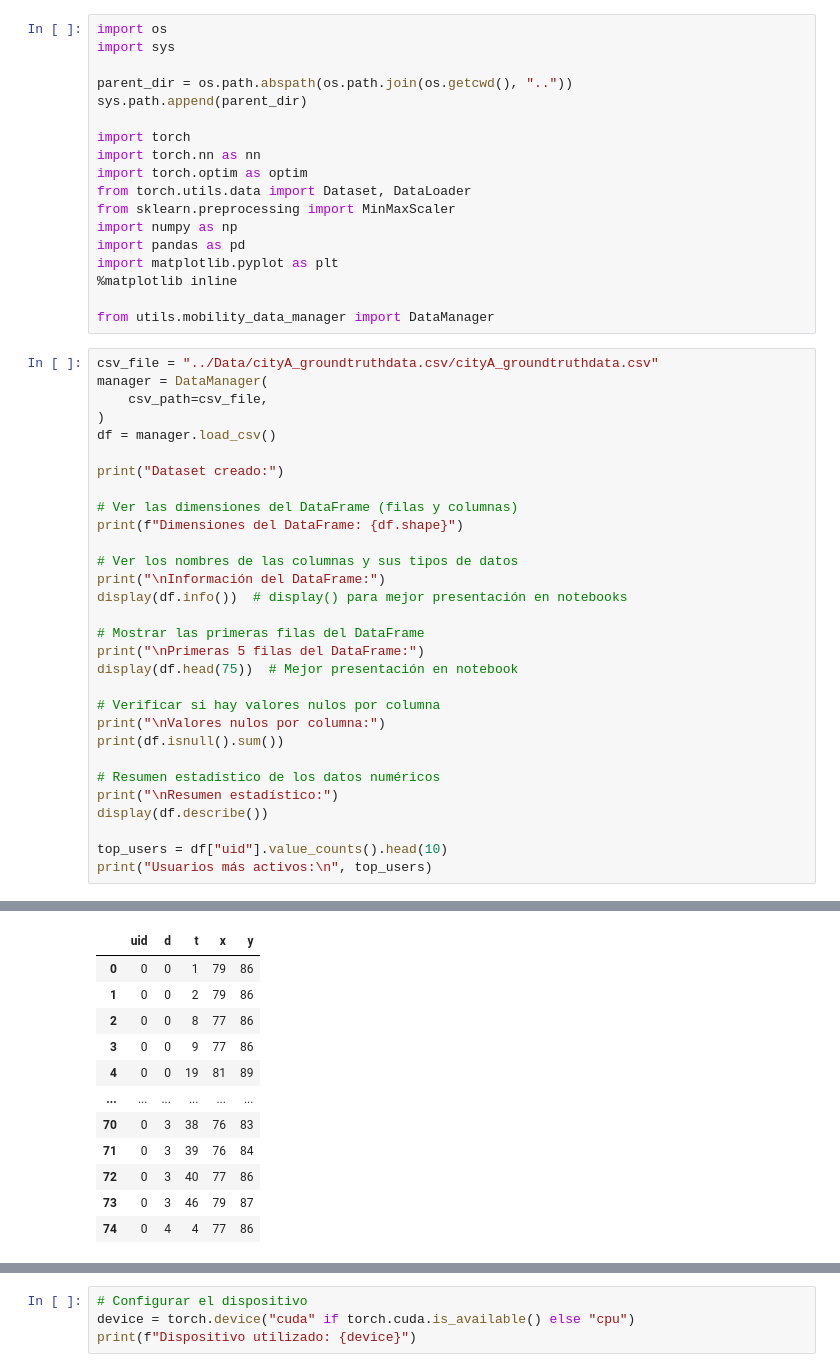
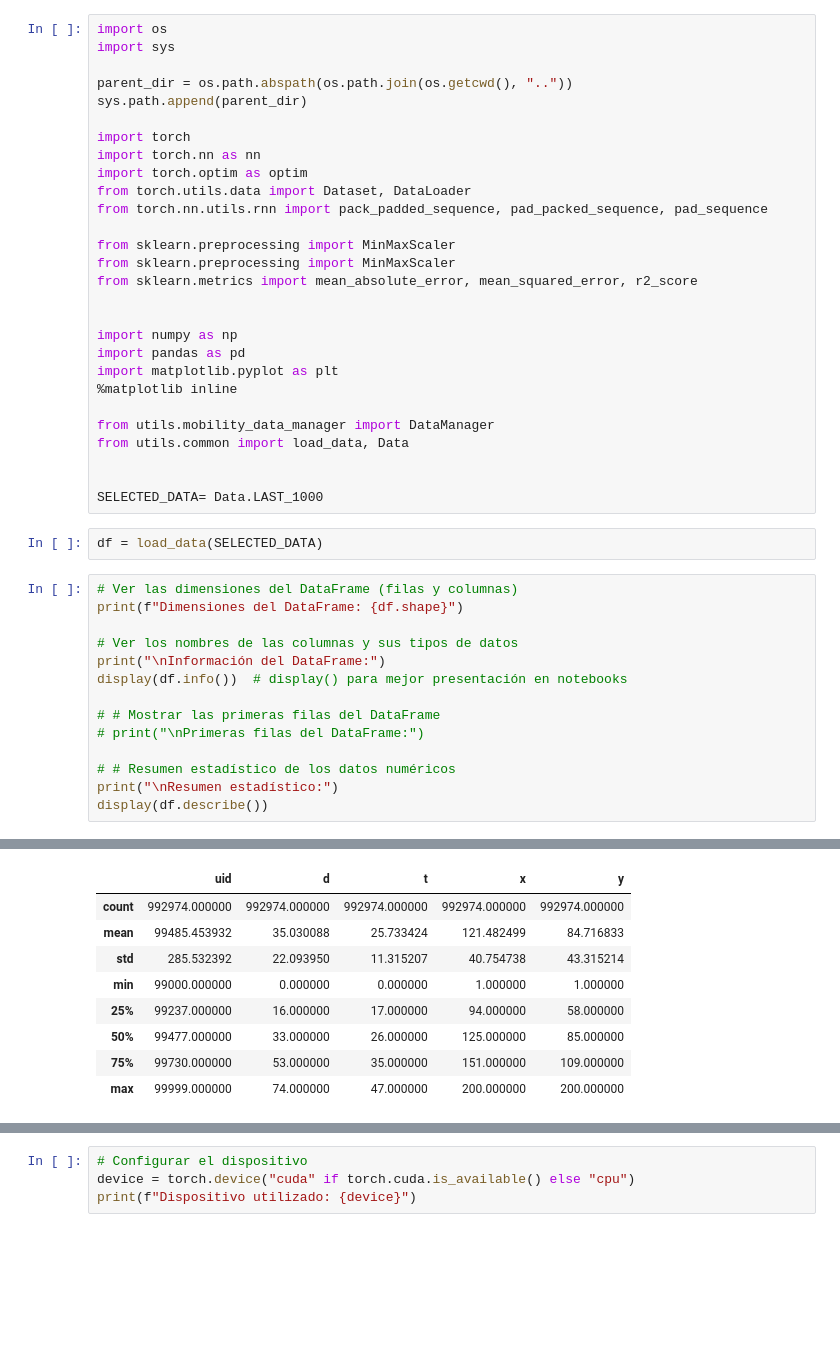
Before and after one commit to Usytwm/Human-Mobility-Prediction-Thesis, a Jupyter notebook: notebooks/SimpleNN.ipynb, the cells around one changed output, grey strips where cells are left out. Saved outputs shown, nothing was run; the diff lists cells and outputs as text; blank space fills up the shorter version.

```diff
--- a/notebooks/SimpleNN.ipynb
+++ b/notebooks/SimpleNN.ipynb
@@ -9,22 +9,26 @@ import torch
 import torch.nn as nn
 import torch.optim as optim
 from torch.utils.data import Dataset, DataLoader
+from torch.nn.utils.rnn import pack_padded_sequence, pad_packed_sequence, pad_sequence
+
 from sklearn.preprocessing import MinMaxScaler
+from sklearn.preprocessing import MinMaxScaler
+from sklearn.metrics import mean_absolute_error, mean_squared_error, r2_score
+
+
 import numpy as np
 import pandas as pd
 import matplotlib.pyplot as plt
 %matplotlib inline
 
 from utils.mobility_data_manager import DataManager
+from utils.common import load_data, Data
+
+
+SELECTED_DATA= Data.LAST_1000
+# %%
+df = load_data(SELECTED_DATA)
 # %%
-csv_file = "../Data/cityA_groundtruthdata.csv/cityA_groundtruthdata.csv"
-manager = DataManager(
-    csv_path=csv_file,
-)
-df = manager.load_csv()
-
-print("Dataset creado:")
-
 # Ver las dimensiones del DataFrame (filas y columnas)
 print(f"Dimensiones del DataFrame: {df.shape}")
 
@@ -32,18 +36,10 @@ print(f"Dimensiones del DataFrame: {df.shape}")
 print("\nInformación del DataFrame:")
 display(df.info())  # display() para mejor presentación en notebooks
 
-# Mostrar las primeras filas del DataFrame
-print("\nPrimeras 5 filas del DataFrame:")
-display(df.head(75))  # Mejor presentación en notebook
+# # Mostrar las primeras filas del DataFrame
+# print("\nPrimeras filas del DataFrame:")
 
-# Verificar si hay valores nulos por columna
-print("\nValores nulos por columna:")
-print(df.isnull().sum())
-
-# Resumen estadístico de los datos numéricos
+# # Resumen estadístico de los datos numéricos
 print("\nResumen estadístico:")
 display(df.describe())
-
-top_users = df["uid"].value_counts().head(10)
-print("Usuarios más activos:\n", top_users)
 # %% [output]
@@ -68,12 +63,9 @@ Primeras 5 filas del DataFrame:
 |  | uid | d | t | x | y |
-| 0 | 0 | 0 | 1 | 79 | 86 |
-| 1 | 0 | 0 | 2 | 79 | 86 |
-| 2 | 0 | 0 | 8 | 77 | 86 |
-| 3 | 0 | 0 | 9 | 77 | 86 |
-| 4 | 0 | 0 | 19 | 81 | 89 |
-| ... | ... | ... | ... | ... | ... |
-| 70 | 0 | 3 | 38 | 76 | 83 |
-| 71 | 0 | 3 | 39 | 76 | 84 |
-| 72 | 0 | 3 | 40 | 77 | 86 |
-| 73 | 0 | 3 | 46 | 79 | 87 |
-| 74 | 0 | 4 | 4 | 77 | 86 |
+| count | 992974.000000 | 992974.000000 | 992974.000000 | 992974.000000 | 992974.000000 |
+| mean | 99485.453932 | 35.030088 | 25.733424 | 121.482499 | 84.716833 |
+| std | 285.532392 | 22.093950 | 11.315207 | 40.754738 | 43.315214 |
+| min | 99000.000000 | 0.000000 | 0.000000 | 1.000000 | 1.000000 |
+| 25% | 99237.000000 | 16.000000 | 17.000000 | 94.000000 | 58.000000 |
+| 50% | 99477.000000 | 33.000000 | 26.000000 | 125.000000 | 85.000000 |
+| 75% | 99730.000000 | 53.000000 | 35.000000 | 151.000000 | 109.000000 |
+| max | 99999.000000 | 74.000000 | 47.000000 | 200.000000 | 200.000000 |
```
Also changed, not shown: parts of 19 cells of this notebook, 5 other files.
